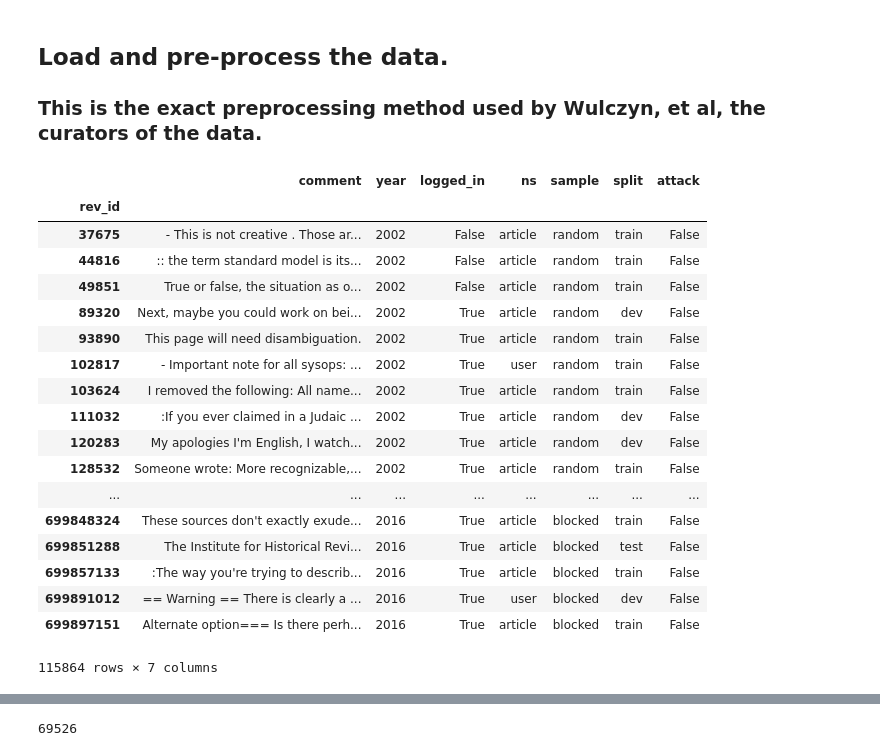
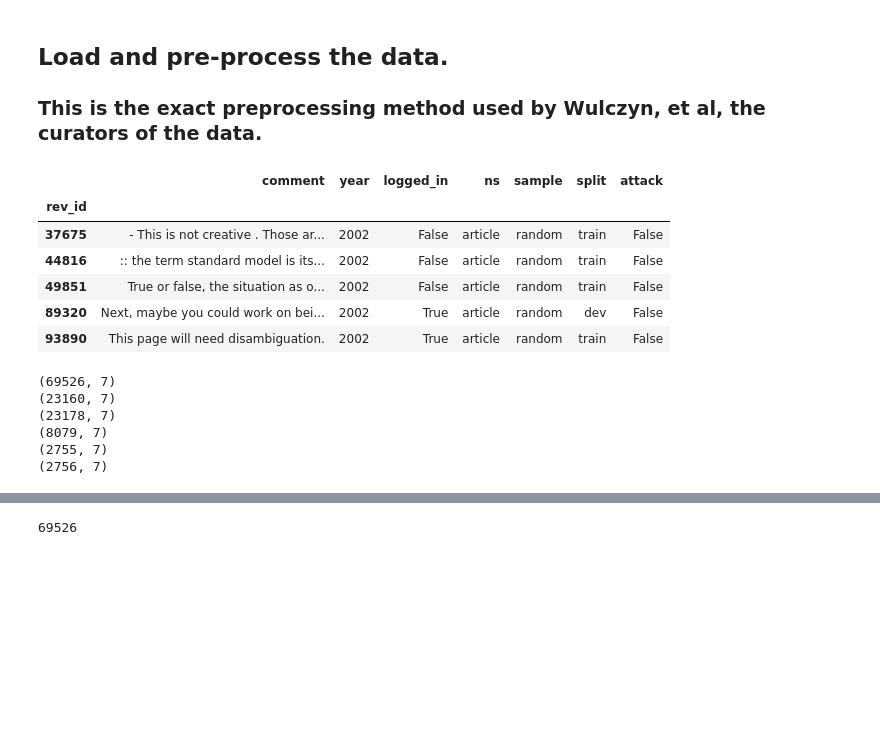
Before and after one commit to TracyMRohlin/Trolling_RNN, a Jupyter notebook: sandbox.ipynb, the cells around one changed output, grey strips where cells are left out. Drawn from its saved outputs; the diff is of its cells as text; code cells hidden in the pictures; blank space fills up the shorter version.

Commit message:
tiny bit of code to count up how much attack vs. regular comment data is in each split. saving for posterity.

```diff
--- a/sandbox.ipynb
+++ b/sandbox.ipynb
@@ -50,28 +52,42 @@ comments['comment'] = comments['comment'].apply(lambda x: x.replace("`", " "))
 # %%
 # Take a look at the comments
 # Look: they've already split the data into train / dev / test :)
-comments
+comments.head(5)
 # %% [output]
 |  | comment | year | logged_in | ns | sample | split | attack |
 | rev_id |  |  |  |  |  |  |  |
 | 37675 | - This is not creative . Those ar... | 2002 | False | article | random | train | False |
 | 44816 | :: the term standard model is its... | 2002 | False | article | random | train | False |
 | 49851 | True or false, the situation as o... | 2002 | False | article | random | train | False |
 | 89320 | Next, maybe you could work on bei... | 2002 | True | article | random | dev | False |
 | 93890 | This page will need disambiguation. | 2002 | True | article | random | train | False |
-| 102817 | - Important note for all sysops: ... | 2002 | True | user | random | train | False |
-| 103624 | I removed the following: All name... | 2002 | True | article | random | train | False |
-| 111032 | :If you ever claimed in a Judaic ... | 2002 | True | article | random | dev | False |
-| 120283 | My apologies I'm English, I watch... | 2002 | True | article | random | dev | False |
-| 128532 | Someone wrote: More recognizable,... | 2002 | True | article | random | train | False |
-| ... | ... | ... | ... | ... | ... | ... | ... |
-| 699848324 | These sources don't exactly exude... | 2016 | True | article | blocked | train | False |
-| 699851288 | The Institute for Historical Revi... | 2016 | True | article | blocked | test | False |
-| 699857133 | :The way you're trying to describ... | 2016 | True | article | blocked | train | False |
-| 699891012 | == Warning == There is clearly a ... | 2016 | True | user | blocked | dev | False |
-| 699897151 | Alternate option=== Is there perh... | 2016 | True | article | blocked | train | False |
-115864 rows × 7 columns
 # %%
 # Grab the training data (seems to be 60%)
 train_data = comments.loc[comments['split'] == 'train']
+# %%
+"""
+## THIS WAS FOR COUNTING UP THE PROPORTIONS OF ATTACKS IN EACH SPLIT
+
+dev_data = comments.loc[comments['split'] == 'dev']
+test_data = comments.loc[comments['split'] == 'test']
+print(train_data.shape)
+print(dev_data.shape)
+print(test_data.shape)
+
+
+train_attacks = train_data.loc[train_data['attack'] == True]
+dev_attacks = dev_data.loc[dev_data['attack'] == True]
+test_attacks = test_data.loc[test_data['attack'] == True]
+
+print(train_attacks.shape)
+print(dev_attacks.shape)
+print(test_attacks.shape)
+"""
+# %% [output]
+(69526, 7)
+(23160, 7)
+(23178, 7)
+(8079, 7)
+(2755, 7)
+(2756, 7)
 # %%
```
Also changed, not shown: parts of 3 cells of this notebook.
